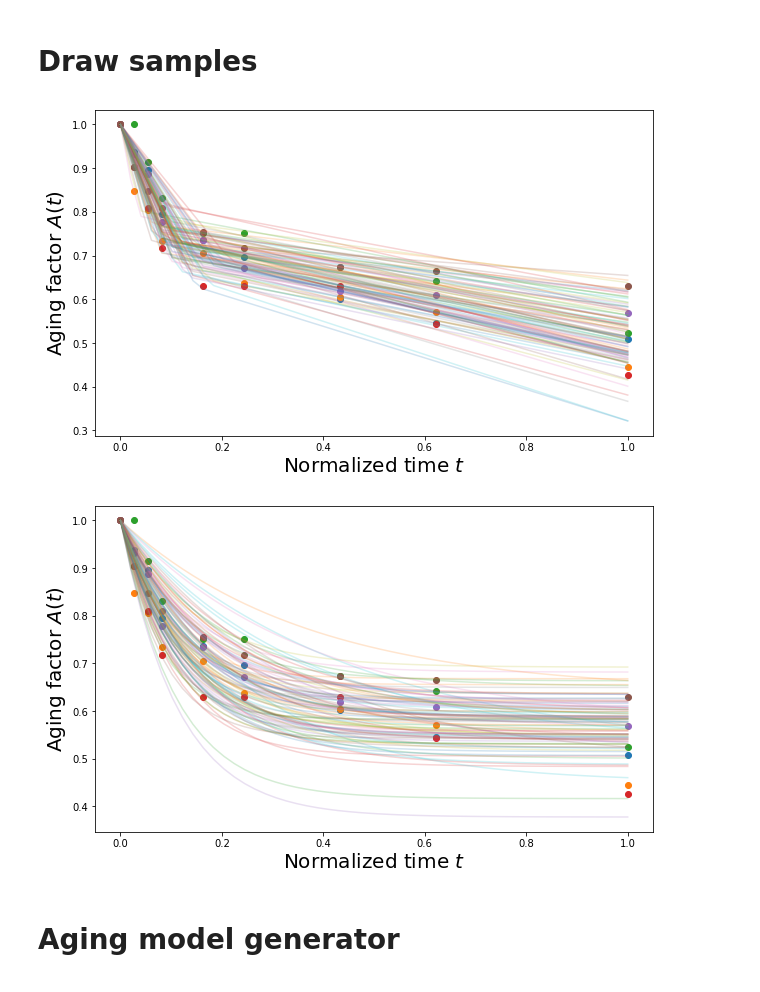
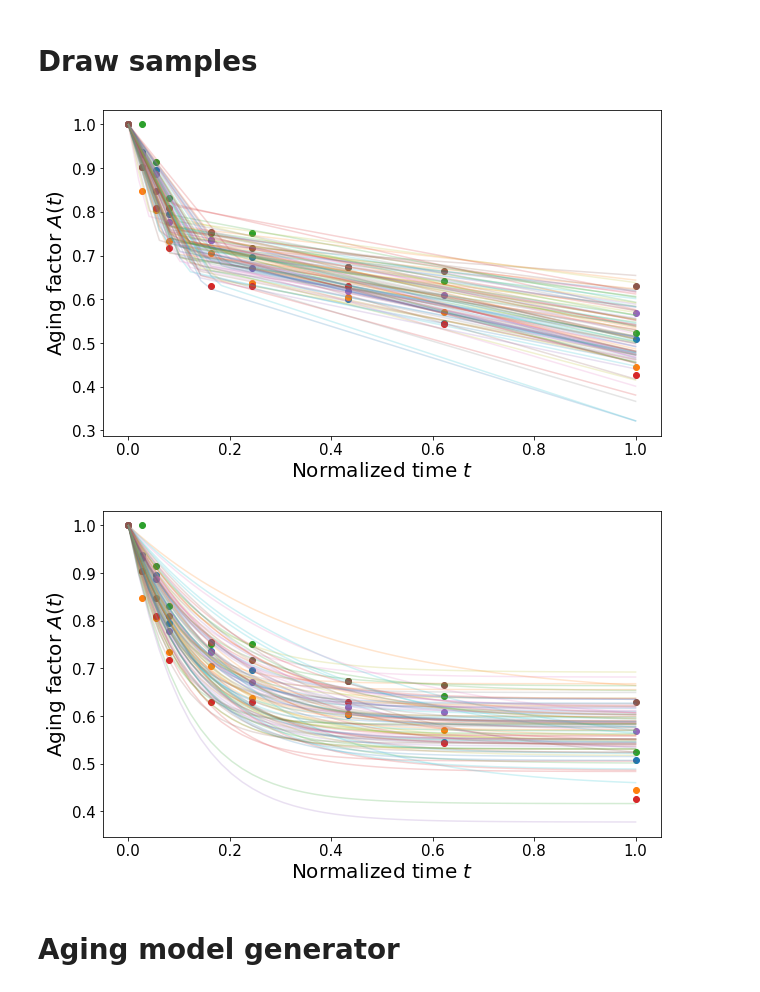
Before and after one commit to Neuromophic/Aging-aware-training, a Jupyter notebook: Aging_Model/Aging Model.ipynb, the cells around one changed output. Saved outputs shown, nothing was run; the diff lists cells and outputs as text; code cells hidden in the pictures.

```diff
--- a/Aging_Model/Aging Model.ipynb
+++ b/Aging_Model/Aging Model.ipynb
@@ -243,7 +250,8 @@ plt.savefig(f'./figures/factorsampling.pdf', format='pdf', bbox_inches='tight')
 plt.figure(figsize=(10, 6))
 plt.xlabel('Normalized time $t$', fontsize=20)
 plt.ylabel('Aging factor $A(t)$', fontsize=20)
-
+plt.xticks(fontsize=15)
+plt.yticks(fontsize=15)
 
 def get_param_sample():
     ''' samples from the param distributions '''
@@ -264,34 +272,35 @@ for i, c in enumerate(data.columns):
     x, y = data.index, data[c]
     plt.scatter(data.index, data[c])
 # %% [output]
-[figure, old version]
+[figure, new version]
 # %%
 plt.figure(figsize=(10, 6))
 plt.xlabel('Normalized time $t$', fontsize=20)
 plt.ylabel('Aging factor $A(t)$', fontsize=20)
-
+plt.xticks(fontsize=15)
+plt.yticks(fontsize=15)
 
 def get_param_sample():
     ''' samples from the param distributions '''
     return np.array([dists_exp[c].rvs(1)*param_data_exp_approx[c].std() for c in param_data_exp_approx.columns]).ravel()
 
 
 def transform_sample(x):
     ''' negates first entries '''
     return np.r_[x[0], -x[1]]
 
 
 np.random.seed(2)
 for i in range(100):
     plt.plot(vals, get_exponential_function(
         vals, *transform_sample(get_param_sample())), alpha=.2, )
 
 for i, c in enumerate(data.columns):
     x, y = data.index, data[c]
     plt.scatter(data.index, data[c])
 plt.savefig(f'./figures/randomagingmodels.pdf', format='pdf', bbox_inches='tight')
 # %% [output]
-[figure, old version]
+[figure, new version]
 # %% [markdown]
 # Aging model generator
 # %%
```
Also changed, not shown: parts of 5 cells of this notebook, 14 other files.
